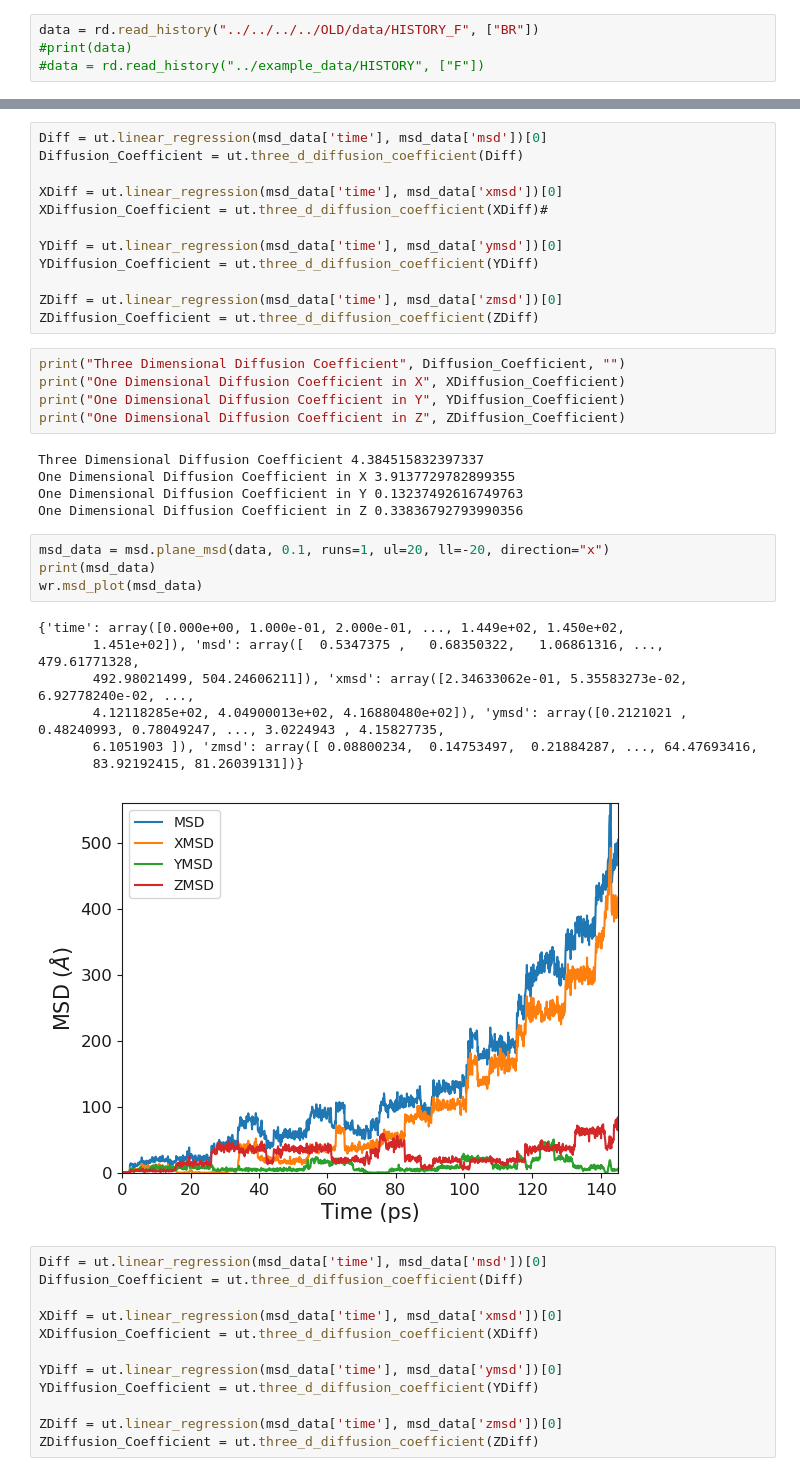
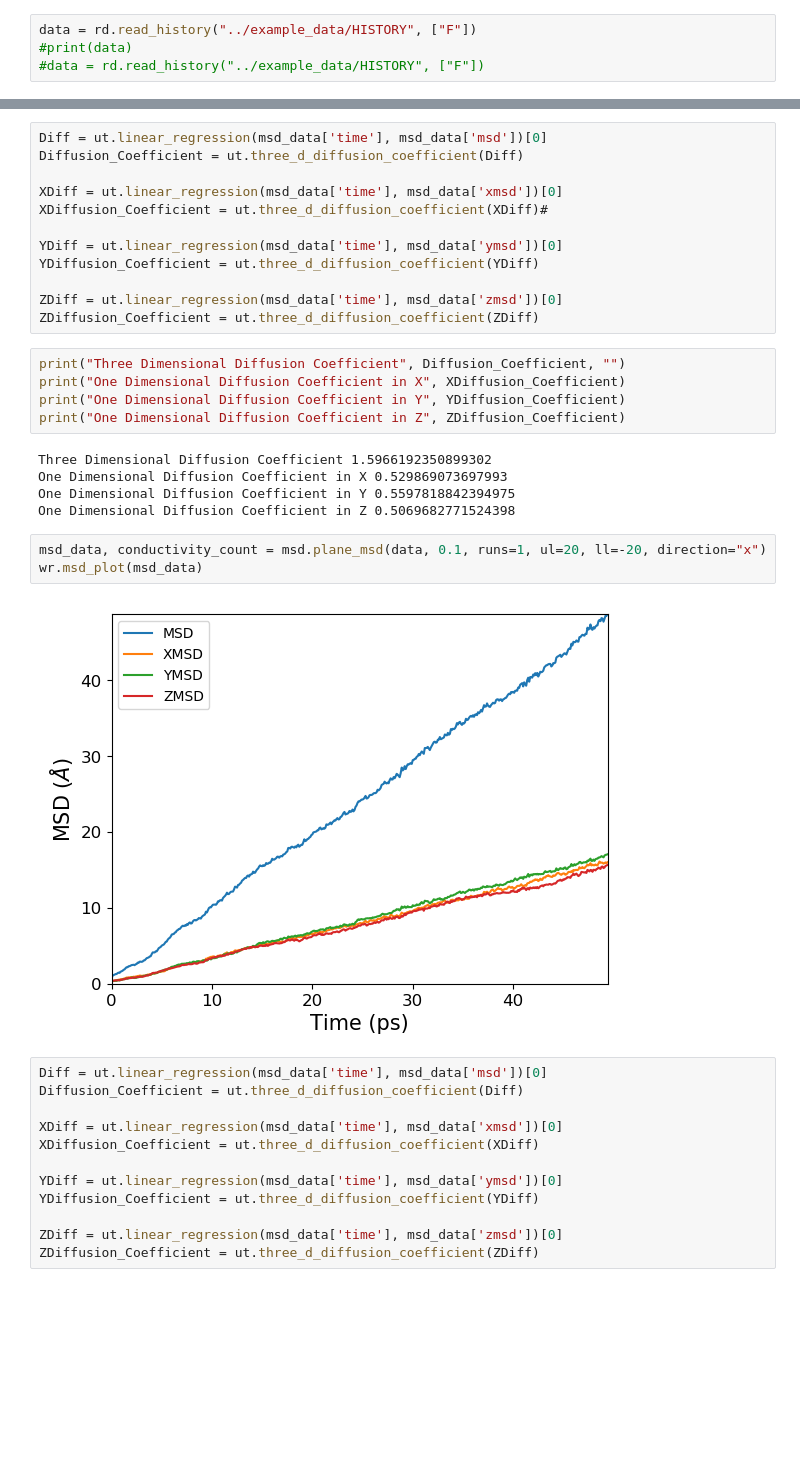
Before and after one commit to symmy596/Polypy, a Jupyter notebook: examples/notebooks/MSD.ipynb, the cells around one changed output, grey strips where cells are left out. Drawn from its saved outputs; the diff is of its cells as text; blank space fills up the shorter version.

````diff
--- a/examples/notebooks/MSD.ipynb
+++ b/examples/notebooks/MSD.ipynb
@@ -47,7 +47,7 @@ data = {'label': Atom Names,
         'natoms': Number of Atoms}
 ```
 # %%
-data = rd.read_history("../../../../OLD/data/HISTORY_F", ["BR"])
+data = rd.read_history("../example_data/HISTORY", ["F"])
 #print(data)
 #data = rd.read_history("../example_data/HISTORY", ["F"])
 # %% [markdown]
@@ -88,22 +88,15 @@ print("One Dimensional Diffusion Coefficient in X", XDiffusion_Coefficient)
 print("One Dimensional Diffusion Coefficient in Y", YDiffusion_Coefficient)
 print("One Dimensional Diffusion Coefficient in Z", ZDiffusion_Coefficient)
 # %% [output]
-Three Dimensional Diffusion Coefficient 4.384515832397337
-One Dimensional Diffusion Coefficient in X 3.9137729782899355
-One Dimensional Diffusion Coefficient in Y 0.13237492616749763
-One Dimensional Diffusion Coefficient in Z 0.33836792793990356
+Three Dimensional Diffusion Coefficient 1.5966192350899302
+One Dimensional Diffusion Coefficient in X 0.529869073697993
+One Dimensional Diffusion Coefficient in Y 0.5597818842394975
+One Dimensional Diffusion Coefficient in Z 0.5069682771524398
 # %%
-msd_data = msd.plane_msd(data, 0.1, runs=1, ul=20, ll=-20, direction="x")
-print(msd_data)
+msd_data, conductivity_count = msd.plane_msd(data, 0.1, runs=1, ul=20, ll=-20, direction="x")
 wr.msd_plot(msd_data)
 # %% [output]
-{'time': array([0.000e+00, 1.000e-01, 2.000e-01, ..., 1.449e+02, 1.450e+02,
-       1.451e+02]), 'msd': array([  0.5347375 ,   0.68350322,   1.06861316, ..., 479.61771328,
-       492.98021499, 504.24606211]), 'xmsd': array([2.34633062e-01, 5.35583273e-02, 6.92778240e-02, ...,
-       4.12118285e+02, 4.04900013e+02, 4.16880480e+02]), 'ymsd': array([0.2121021 , 0.48240993, 0.78049247, ..., 3.0224943 , 4.15827735,
-       6.1051903 ]), 'zmsd': array([ 0.08800234,  0.14753497,  0.21884287, ..., 64.47693416,
-       83.92192415, 81.26039131])}
-[figure, old version]
+[figure, new version]
 # %%
 Diff = ut.linear_regression(msd_data['time'], msd_data['msd'])[0]
 Diffusion_Coefficient = ut.three_d_diffusion_coefficient(Diff)
````
Also changed, not shown: parts of 20 cells of this notebook, 7 other files.
